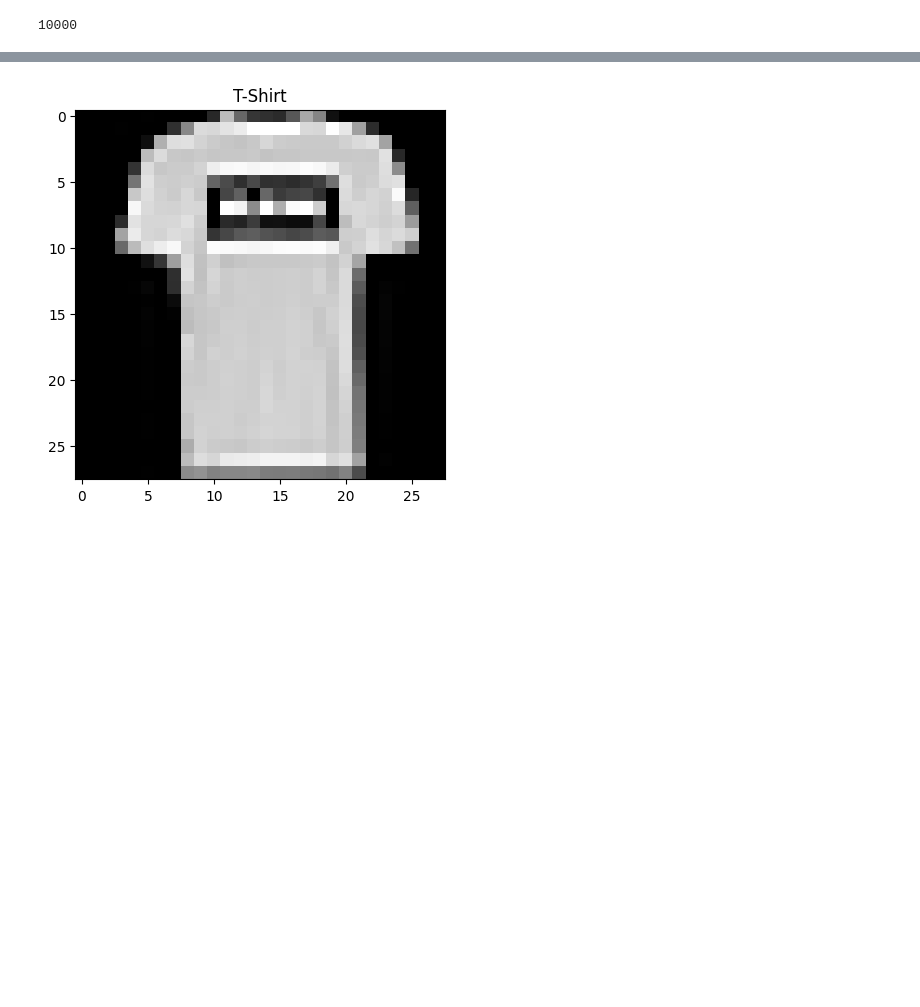
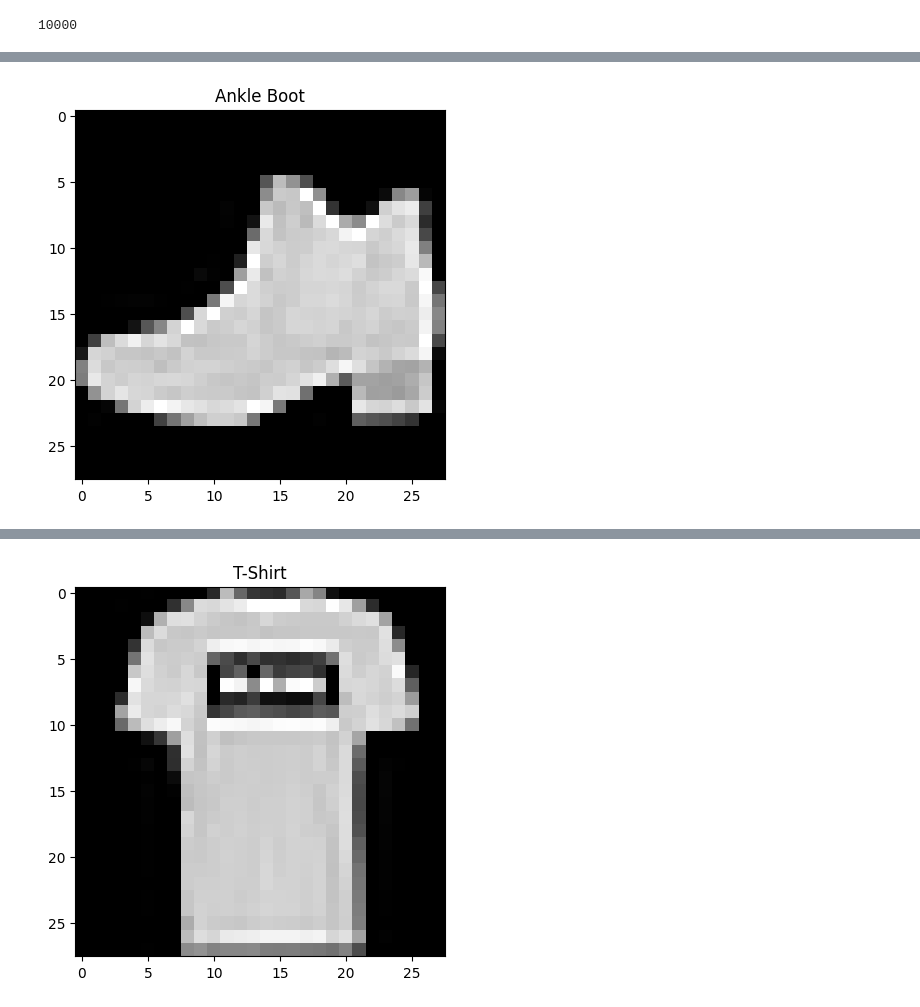
Before and after one commit to mitkrieg/dl-assignment-3, a Jupyter notebook: gan.ipynb, the cells around one changed output, grey strips where cells are left out. Drawn from its saved outputs; the diff is of its cells as text; code cells hidden in the pictures; blank space fills up the shorter version.

```diff
--- a/gan.ipynb
+++ b/gan.ipynb
@@ -141,0 +152,4 @@ len(test)
+# %%
+show_img(train, 15)
+# %% [output]
+[figure, added]
```
Also changed, not shown: parts of 4 cells of this notebook.
